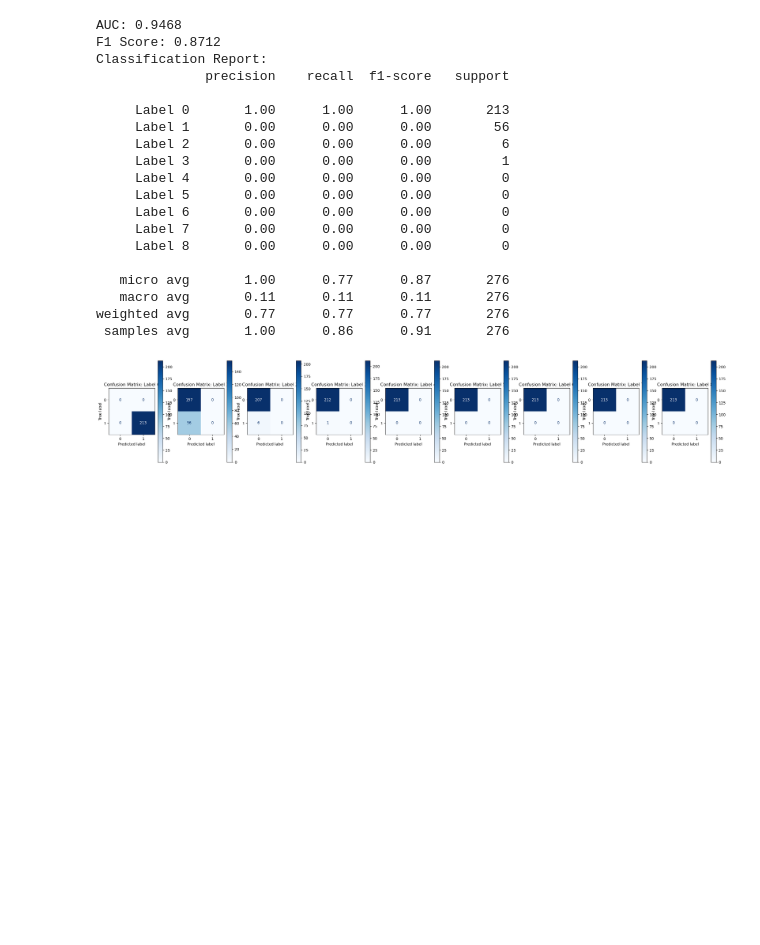
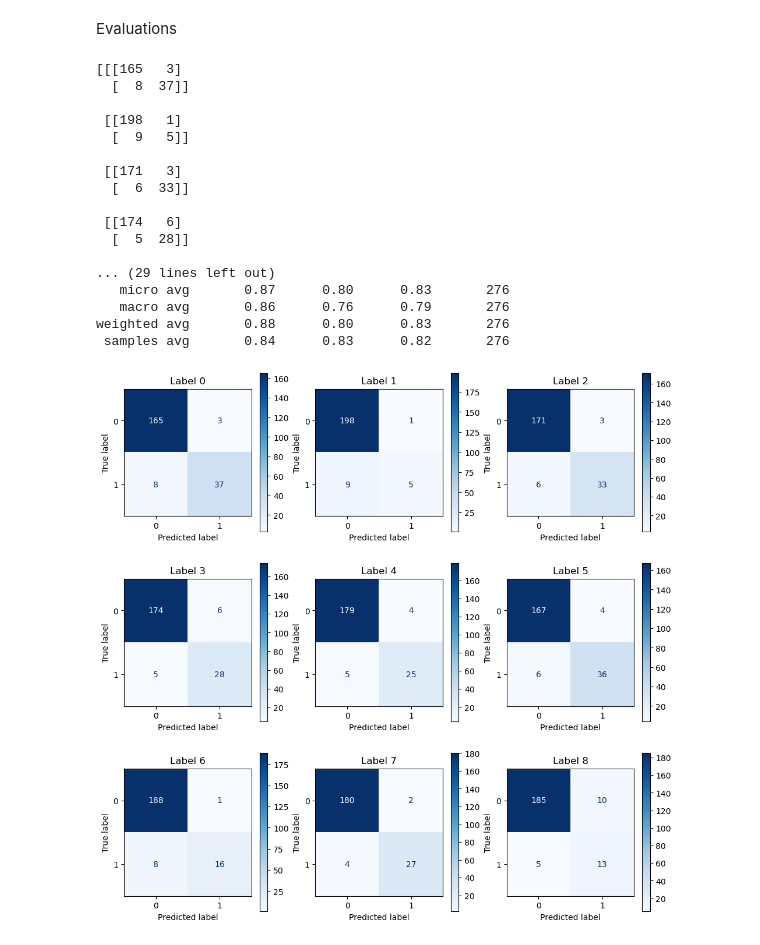
Before and after one commit to erelon/tree2matrix, a Jupyter notebook: examples/text/t2m_simple_text.ipynb, the cells around one changed output. Saved outputs shown, nothing was run; the diff lists cells and outputs as text; code cells hidden in the pictures; blank space fills up the shorter version.

```diff
--- a/examples/text/t2m_simple_text.ipynb
+++ b/examples/text/t2m_simple_text.ipynb
@@ -12,6 +20,8 @@ import numpy as np
 from torch.utils.data import Dataset, DataLoader
 from sklearn.model_selection import train_test_split
 from sklearn.metrics import roc_auc_score, f1_score
+from sklearn.preprocessing import MultiLabelBinarizer
+
 
 class CustomDataset(Dataset):
     def __init__(self, data, topics):
@@ -38,19 +48,12 @@ with open("results.pkl", "rb") as f:
     matrices_result, new_order_names = pickle.load(f)
 matrices_result = matrices_result[:, np.newaxis, :, :]
 
-
-def one_hot_encode(labels, num_classes):
-    encoded_labels = np.zeros((len(labels), num_classes))
-    for idx, label_list in enumerate(labels):
-        for idl, label in enumerate(label_list):
-            encoded_labels[idx, idl] = 1
-    return encoded_labels
-
-
-train_topics = one_hot_encode(train_topics, num_classes=9)  # Assuming you have 9 classes
+mlb = MultiLabelBinarizer()
+binary_labels = mlb.fit_transform(train_topics)
+label_classes = mlb.classes_
 
 matrices_result = torch.tensor(matrices_result).type(torch.float32).to("cuda:0")
-train_topics = torch.tensor(train_topics).type(torch.float32).to("cuda:0")
+train_topics = torch.tensor(binary_labels).type(torch.float32).to("cuda:0")
 # Split data into train, validation, and test sets
 data_train, data_valtest, topics_train, topics_valtest = train_test_split(matrices_result, train_topics,
                                                                           test_size=0.2,
@@ -117,27 +123,34 @@ class CNN(nn.Module):
 # %%
-
-# Initialize the model
+# Assuming num_classes and CNN are already defined
 model = CNN(num_classes=9).to("cuda:0")
 
+# Define class weights (this is an example, adjust as needed)
+pos_weight = torch.ones([9]) * 5  # Apply higher penalty for predicting 0 when the real value is 1
+
 # Define loss function and optimizer
-criterion = nn.BCEWithLogitsLoss()
+criterion = nn.BCEWithLogitsLoss(pos_weight=pos_weight.to("cuda:0"))
 optimizer = torch.optim.Adam(model.parameters(), lr=0.001)
 
-num_epochs = 2
+num_epochs = 10
+
 # Training loop
 for epoch in range(num_epochs):
-    # Training phase
     model.train()
     train_loss = 0  # Initialize training loss
     for batch in train_loader:
-        images, labels = batch['data'], batch['topic']
+        images, labels = batch['data'].to("cuda:0"), batch['topic'].to("cuda:0")
+
         optimizer.zero_grad()
         outputs = model(images)
+
+        labels = labels.float()
+
         loss = criterion(outputs, labels)
+
         loss.backward()
         optimizer.step()
+
         train_loss += loss.item()  # Accumulate training loss
-
     # Calculate average training loss
     avg_train_loss = train_loss / len(train_loader)
 
@@ -205,3 +226,5 @@ F1 Score: 0.8712
+# %% [markdown]
+Evaluations
 # %%
 import numpy as np
 import matplotlib.pyplot as plt
@@ -233,6 +256,7 @@ output_probabilities = np.array(output_probabilities)
 
 # Compute multilabel confusion matrix
 conf_matrix = multilabel_confusion_matrix(true_labels, predicted_labels)
+print(conf_matrix)
 
 # Plot confusion matrices for each label
 num_labels = true_labels.shape[1]
@@ -241,50 +265,49 @@ num_labels = true_labels.shape[1]
 auc = roc_auc_score(true_labels, output_probabilities, average='micro')
 print(f'AUC: {auc:.4f}')
 
 # Compute F1 score for each label
 f1 = f1_score(true_labels, predicted_labels, average='micro')
 print(f'F1 Score: {f1:.4f}')
 
 # Generate a classification report
 class_report = classification_report(true_labels, predicted_labels, target_names=[f'Label {i}' for i in range(true_labels.shape[1])], zero_division=0)
 print("Classification Report:")
 print(class_report)
 
 # Visualize the classification report
 from sklearn.metrics import ConfusionMatrixDisplay
 
 # Helper function to plot confusion matrices
 def plot_confusion_matrices(conf_matrices, labels):
     n_labels = len(labels)
-    fig, axes = plt.subplots(1, n_labels, figsize=(30, 5))
+    fig, axes = plt.subplots(3, n_labels//3, figsize=(12, 12))
+    axes = axes.flatten()
     if n_labels == 1:
         axes = [axes]
     for i, (matrix, label) in enumerate(zip(conf_matrices, labels)):
         disp = ConfusionMatrixDisplay(confusion_matrix=matrix)
         disp.plot(ax=axes[i], values_format='d', cmap='Blues')
-        axes[i].set_title(f'Confusion Matrix: {label}')
+        axes[i].set_title(f'{label}')
     plt.show()
 
 # Plot confusion matrices
 plot_confusion_matrices(conf_matrix, [f'Label {i}' for i in range(num_labels)])
 # %% [output]
-AUC: 0.9468
-F1 Score: 0.8712
-Classification Report:
-              precision    recall  f1-score   support
+[[[165   3]
+  [  8  37]]
 
-     Label 0       1.00      1.00      1.00       213
-     Label 1       0.00      0.00      0.00        56
-     Label 2       0.00      0.00      0.00         6
-     Label 3       0.00      0.00      0.00         1
-     Label 4       0.00      0.00      0.00         0
-     Label 5       0.00      0.00      0.00         0
-     Label 6       0.00      0.00      0.00         0
-     Label 7       0.00      0.00      0.00         0
-     Label 8       0.00      0.00      0.00         0
+ [[198   1]
+  [  9   5]]
 
-   micro avg       1.00      0.77      0.87       276
-   macro avg       0.11      0.11      0.11       276
-weighted avg       0.77      0.77      0.77       276
- samples avg       1.00      0.86      0.91       276
+ [[171   3]
+  [  6  33]]
+
+ [[174   6]
+  [  5  28]]
+
+... (29 lines left out)
+   micro avg       0.87      0.80      0.83       276
+   macro avg       0.86      0.76      0.79       276
+weighted avg       0.88      0.80      0.83       276
+ samples avg       0.84      0.83      0.82       276
-[figure, old version]
+[figure, new version]
```
Also changed, not shown: parts of 7 cells of this notebook, 2 other files.
